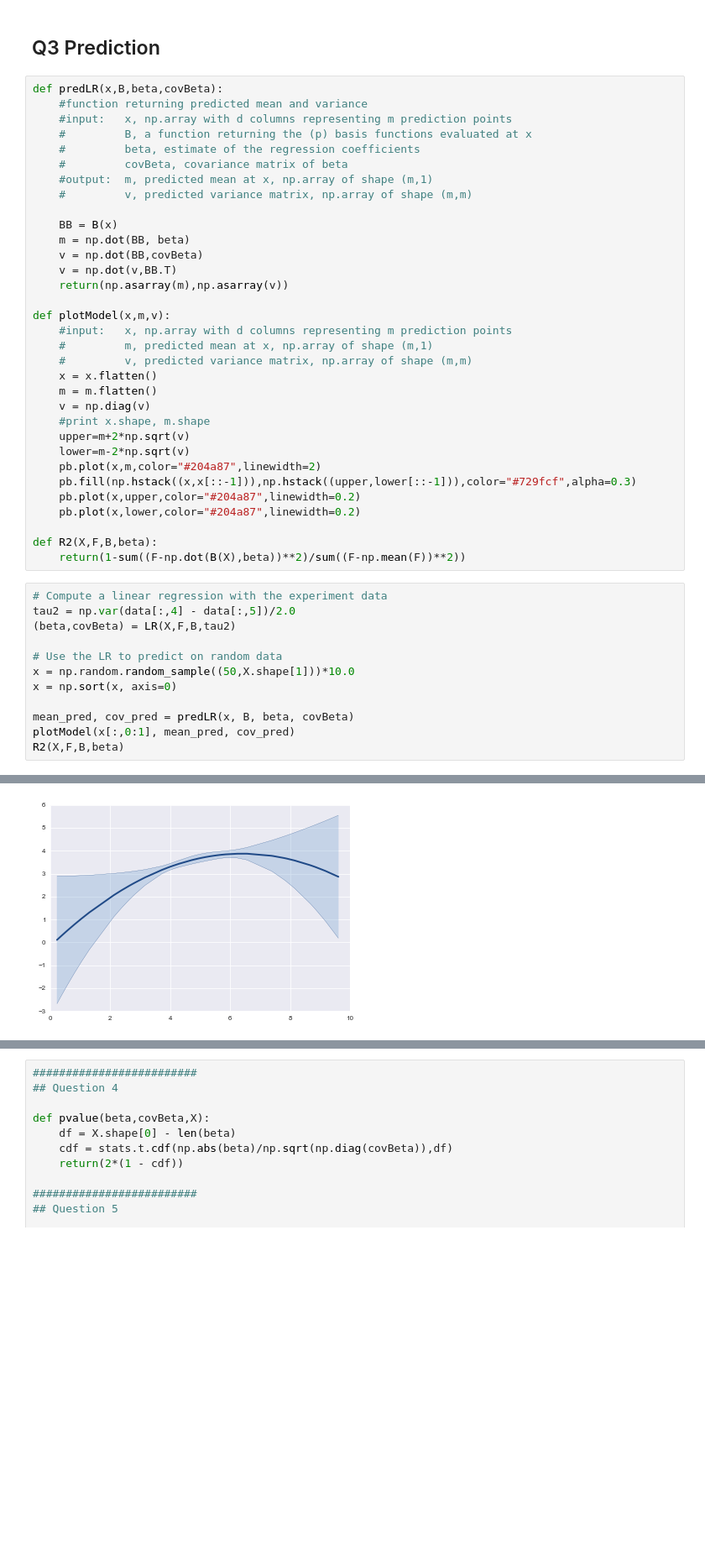
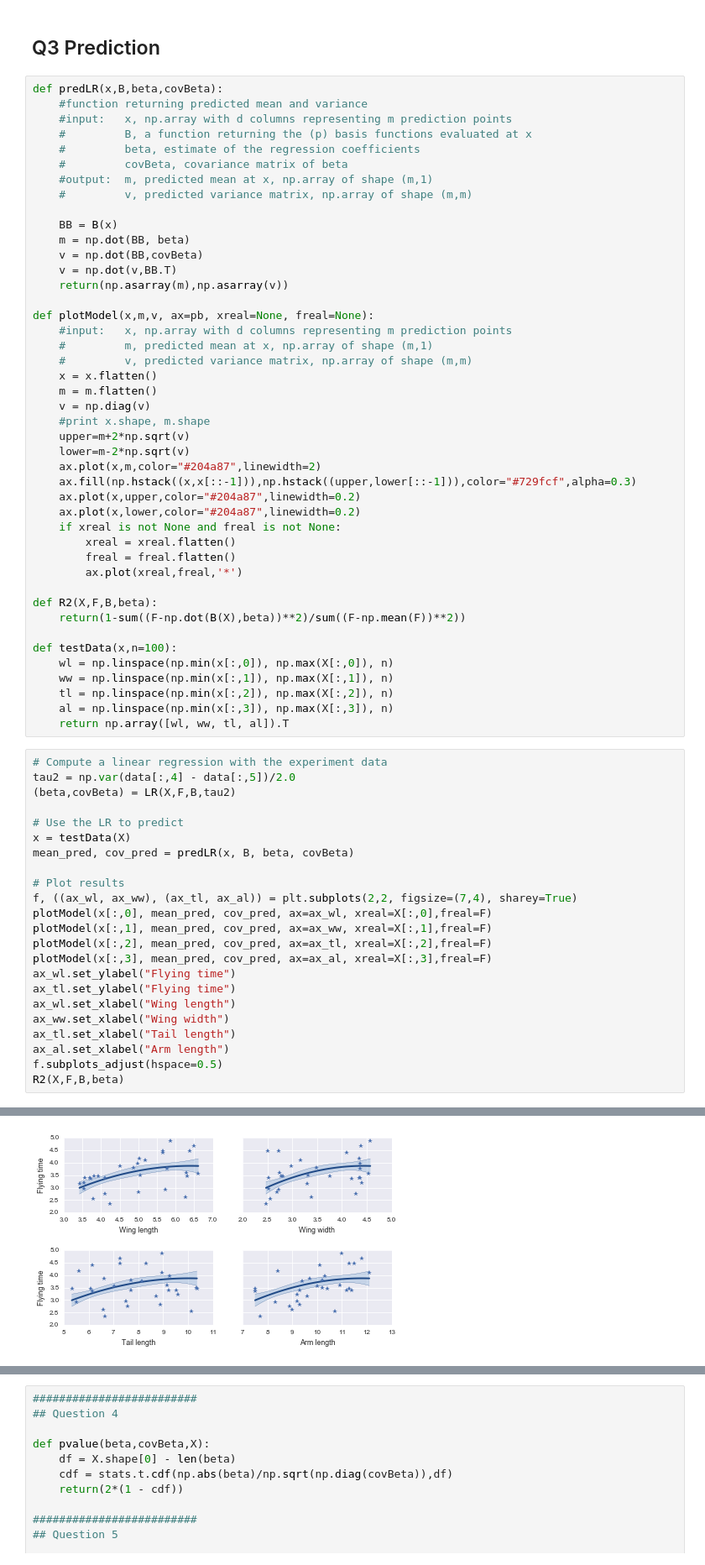
Before and after one commit to ggutierrez/SMFO, a Jupyter notebook: lab1/Lab1LinearRegression.ipynb, the cells around one changed output, grey strips where cells are left out. Shown at 84% size. Saved outputs shown, nothing was run; the diff lists cells and outputs as text; blank space fills up the shorter version.

Commit message:
Plotting linear model

```diff
--- a/lab1/Lab1LinearRegression.ipynb
+++ b/lab1/Lab1LinearRegression.ipynb
@@ -192,7 +185,7 @@ def predLR(x,B,beta,covBeta):
     v = np.dot(v,BB.T)
     return(np.asarray(m),np.asarray(v))
 
-def plotModel(x,m,v):
+def plotModel(x,m,v, ax=pb, xreal=None, freal=None):
 	#input:	  x, np.array with d columns representing m prediction points
 	#		  m, predicted mean at x, np.array of shape (m,1)
 	#		  v, predicted variance matrix, np.array of shape (m,m)
@@ -202,28 +195,50 @@ def plotModel(x,m,v):
     #print x.shape, m.shape
     upper=m+2*np.sqrt(v)
     lower=m-2*np.sqrt(v)
-    pb.plot(x,m,color="#204a87",linewidth=2)
-    pb.fill(np.hstack((x,x[::-1])),np.hstack((upper,lower[::-1])),color="#729fcf",alpha=0.3)
-    pb.plot(x,upper,color="#204a87",linewidth=0.2)
-    pb.plot(x,lower,color="#204a87",linewidth=0.2)
+    ax.plot(x,m,color="#204a87",linewidth=2)
+    ax.fill(np.hstack((x,x[::-1])),np.hstack((upper,lower[::-1])),color="#729fcf",alpha=0.3)
+    ax.plot(x,upper,color="#204a87",linewidth=0.2)
+    ax.plot(x,lower,color="#204a87",linewidth=0.2)
+    if xreal is not None and freal is not None:
+        xreal = xreal.flatten()
+        freal = freal.flatten()
+        ax.plot(xreal,freal,'*')
 
 def R2(X,F,B,beta):
     return(1-sum((F-np.dot(B(X),beta))**2)/sum((F-np.mean(F))**2))
+
+def testData(x,n=100):
+    wl = np.linspace(np.min(x[:,0]), np.max(X[:,0]), n)
+    ww = np.linspace(np.min(x[:,1]), np.max(X[:,1]), n)
+    tl = np.linspace(np.min(x[:,2]), np.max(X[:,2]), n)
+    al = np.linspace(np.min(x[:,3]), np.max(X[:,3]), n)
+    return np.array([wl, ww, tl, al]).T
 # %%
 # Compute a linear regression with the experiment data
 tau2 = np.var(data[:,4] - data[:,5])/2.0
 (beta,covBeta) = LR(X,F,B,tau2)
 
-# Use the LR to predict on random data
-x = np.random.random_sample((50,X.shape[1]))*10.0
-x = np.sort(x, axis=0)
+# Use the LR to predict
+x = testData(X)
+mean_pred, cov_pred = predLR(x, B, beta, covBeta)
 
-mean_pred, cov_pred = predLR(x, B, beta, covBeta)
-plotModel(x[:,0:1], mean_pred, cov_pred)
+# Plot results
+f, ((ax_wl, ax_ww), (ax_tl, ax_al)) = plt.subplots(2,2, figsize=(7,4), sharey=True)
+plotModel(x[:,0], mean_pred, cov_pred, ax=ax_wl, xreal=X[:,0],freal=F)
+plotModel(x[:,1], mean_pred, cov_pred, ax=ax_ww, xreal=X[:,1],freal=F)
+plotModel(x[:,2], mean_pred, cov_pred, ax=ax_tl, xreal=X[:,2],freal=F)
+plotModel(x[:,3], mean_pred, cov_pred, ax=ax_al, xreal=X[:,3],freal=F)
+ax_wl.set_ylabel("Flying time")
+ax_tl.set_ylabel("Flying time")
+ax_wl.set_xlabel("Wing length")
+ax_ww.set_xlabel("Wing width")
+ax_tl.set_xlabel("Tail length")
+ax_al.set_xlabel("Arm length")
+f.subplots_adjust(hspace=0.5)
 R2(X,F,B,beta)
 # %% [output]
 0.23759945275593375
-[figure, old version]
+[figure, new version]
 # %%
 # Compute the linear regression on scaled data
 scaler = preprocessing.MinMaxScaler(feature_range=(0.0,1.0))
```
Also changed, not shown: parts of 3 cells of this notebook.
